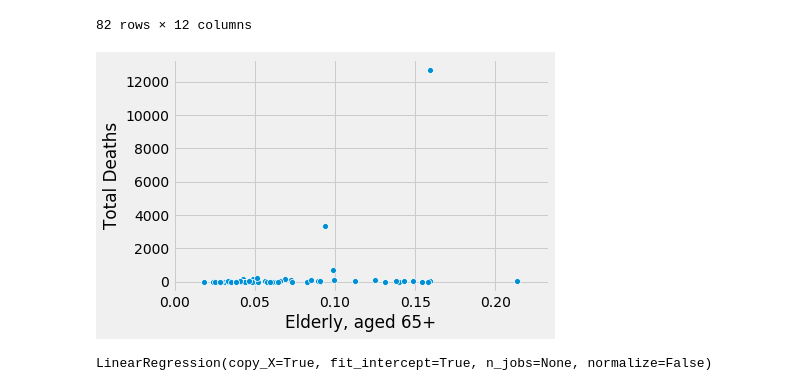
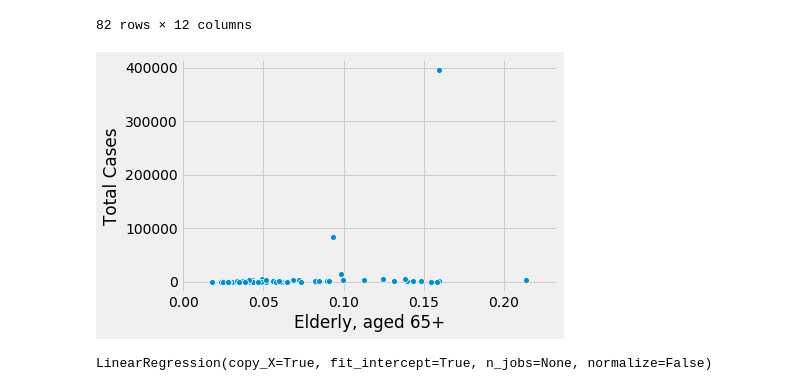
Before and after one commit to kfasola/Fasola_Final_Project, a Jupyter notebook: Fasola - Final Project.ipynb, the cells around one changed output. Saved outputs shown, nothing was run; the diff lists cells and outputs as text; code cells hidden in the pictures.

```diff
--- a/Fasola - Final Project.ipynb
+++ b/Fasola - Final Project.ipynb
@@ -1156,10 +1156,10 @@ global_final_modelv1
 | 13 | Bangladesh | Asia | 130.0 | 1.583928e+08 | 0.0464 | 0.3111 | ... |
 82 rows × 12 columns
 # %%
-# I want a model to predict 'Total Deaths' given 'Elderly, aged 65+'.
-sns.scatterplot(x='Elderly, aged 65+', y='Total Deaths', data=global_final_modelv1);
+# I want a model to predict 'Total Cases' given 'Elderly, aged 65+'.
+sns.scatterplot(x='Elderly, aged 65+', y='Total Cases', data=global_final_modelv1);
 # %% [output]
-[figure, old version]
+[figure, new version]
 # %%
 model = LinearRegression(fit_intercept=True)
 model
```
Also changed, not shown: parts of 17 cells of this notebook.
